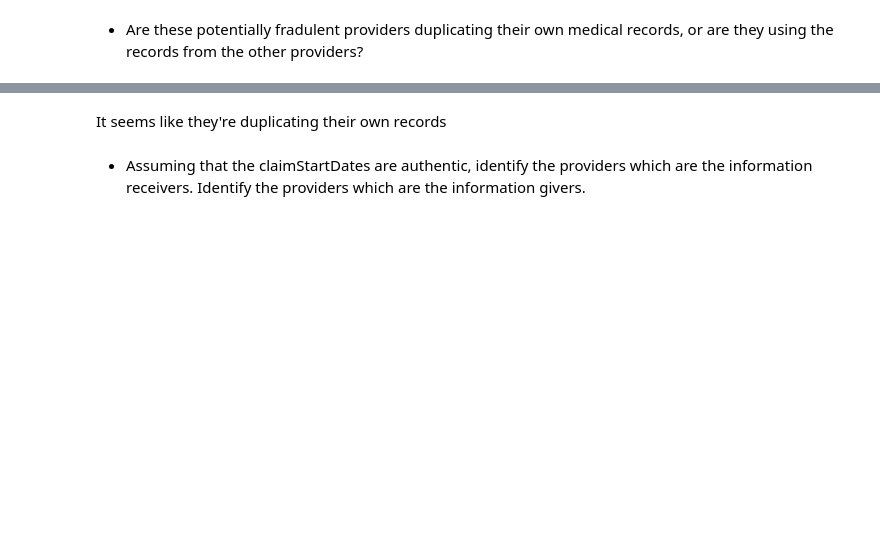
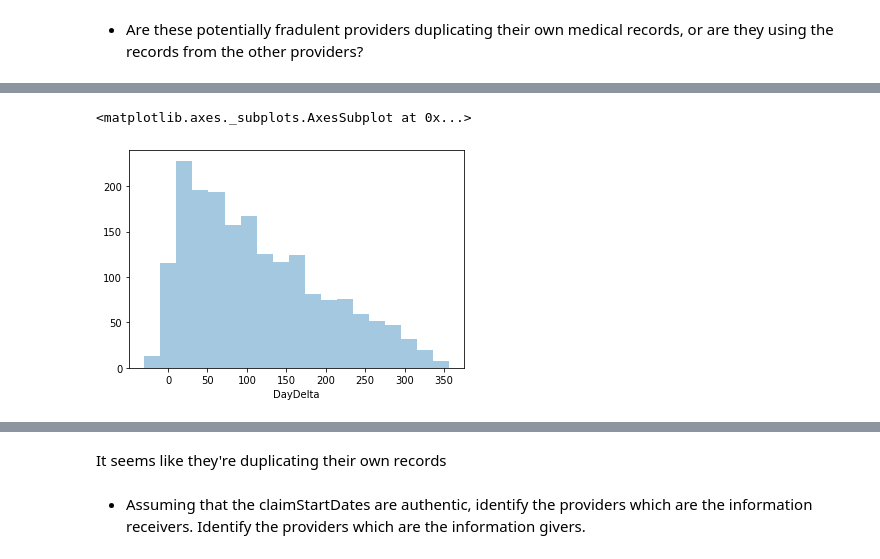
Before and after one commit to DebLeong/HealthCareCapstone, a Jupyter notebook: sam/notebooks/Aiko-Q5.ipynb, the cells around one changed output, grey strips where cells are left out. Saved outputs shown, nothing was run; the diff lists cells and outputs as text; code cells hidden in the pictures; blank space fills up the shorter version.

```diff
--- a/sam/notebooks/Aiko-Q5.ipynb
+++ b/sam/notebooks/Aiko-Q5.ipynb
@@ -405,0 +447,12 @@ data[data.BeneID=='BENE100028']
+# %%
+claimTrack[['ClaimMultiplier','DayDelta']]=claimTrack[['ClaimMultiplier','DayDelta']].apply(lambda x: (x-min(x))/max(x))
+
+
+df = claimTrack.melt(id_vars=['BeneID'], value_vars=['Sender','Receiver'],var_name='Type',value_name='Provider').groupby(['Provider','Type'])['BeneID'].count().reset_index()
+
+df['Weight'] = df['Type'].apply(lambda x: 1 if x == 'Receiver' else 2)
+
+
+df['Weight'] = df['Weight']*df['BeneID']
+
+df = df.groupby('Provider')['Weight'].sum().reset_index()
@@ -405,0 +510,2 @@ data[data.BeneID=='BENE100028']
+# %%
+claimTrack['FraudWeight'] = claimTrack['ClaimMultiplier']+claimTrack['DayDelta']+ claimTrack['DiffLengthOfStay']*2 + claimTrack['SimolClaim']*2
@@ -405,0 +593,5 @@ data[data.BeneID=='BENE100028']
+# %%
+sns.distplot(a =claimTrack['DayDelta'], kde=False)
+# %% [output]
+<matplotlib.axes._subplots.AxesSubplot at 0x...>
+[figure, added]
```
Also changed, not shown: parts of 62 cells of this notebook, 13 other files.
